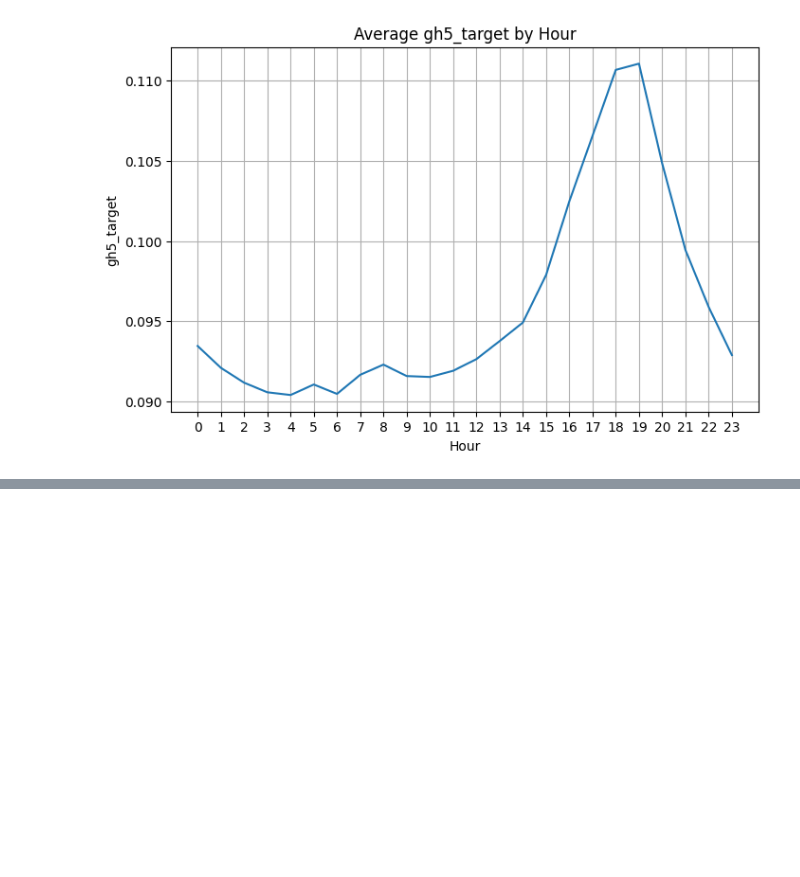
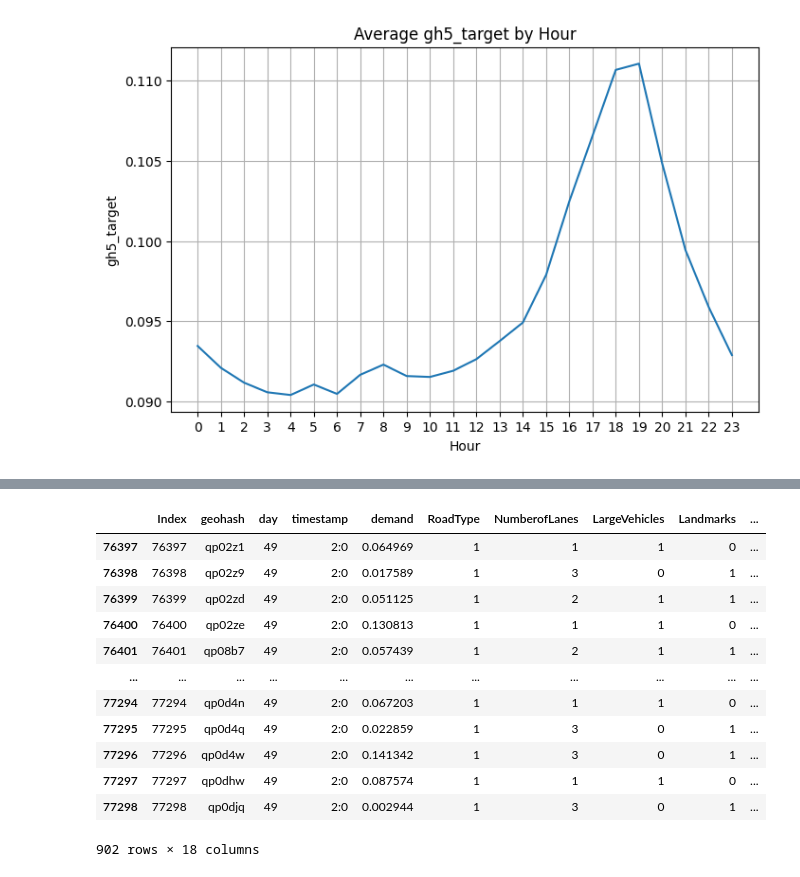
Before and after one commit to Himanshu0518/Traffic-demand-prediction, a Jupyter notebook: notebooks/Version1_GGR.ipynb, the cells around one changed output, grey strips where cells are left out. Cells and saved outputs as stored; diff of their text form; code cells hidden in the pictures; blank space fills up the shorter version.

```diff
--- a/notebooks/Version1_GGR.ipynb
+++ b/notebooks/Version1_GGR.ipynb
@@ -379,0 +365,16 @@ SyntaxError: invalid syntax (1608254182.py, line 2)
+# %%
+test
+# %% [output]
+|  | Index | geohash | day | timestamp | demand | RoadType | NumberofLanes | LargeVehicles | Landmarks | ... |
+| 76397 | 76397 | qp02z1 | 49 | 2:0 | 0.064969 | 1 | 1 | 1 | 0 | ... |
+| 76398 | 76398 | qp02z9 | 49 | 2:0 | 0.017589 | 1 | 3 | 0 | 1 | ... |
+| 76399 | 76399 | qp02zd | 49 | 2:0 | 0.051125 | 1 | 2 | 1 | 1 | ... |
+| 76400 | 76400 | qp02ze | 49 | 2:0 | 0.130813 | 1 | 1 | 1 | 0 | ... |
+| 76401 | 76401 | qp08b7 | 49 | 2:0 | 0.057439 | 1 | 2 | 1 | 1 | ... |
+| ... | ... | ... | ... | ... | ... | ... | ... | ... | ... | ... |
+| 77294 | 77294 | qp0d4n | 49 | 2:0 | 0.067203 | 1 | 1 | 1 | 0 | ... |
+| 77295 | 77295 | qp0d4q | 49 | 2:0 | 0.022859 | 1 | 3 | 0 | 1 | ... |
+| 77296 | 77296 | qp0d4w | 49 | 2:0 | 0.141342 | 1 | 3 | 0 | 1 | ... |
+| 77297 | 77297 | qp0dhw | 49 | 2:0 | 0.087574 | 1 | 1 | 1 | 0 | ... |
+| 77298 | 77298 | qp0djq | 49 | 2:0 | 0.002944 | 1 | 3 | 0 | 1 | ... |
+902 rows × 18 columns
```
Also changed, not shown: parts of 54 cells of this notebook.
